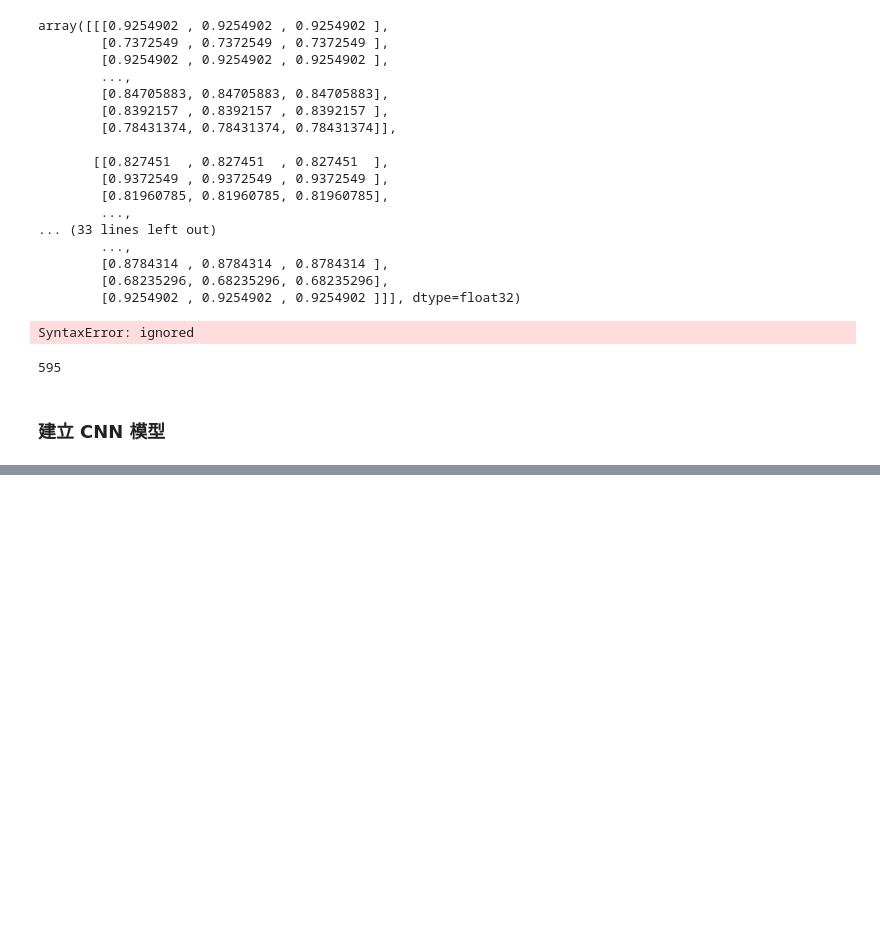
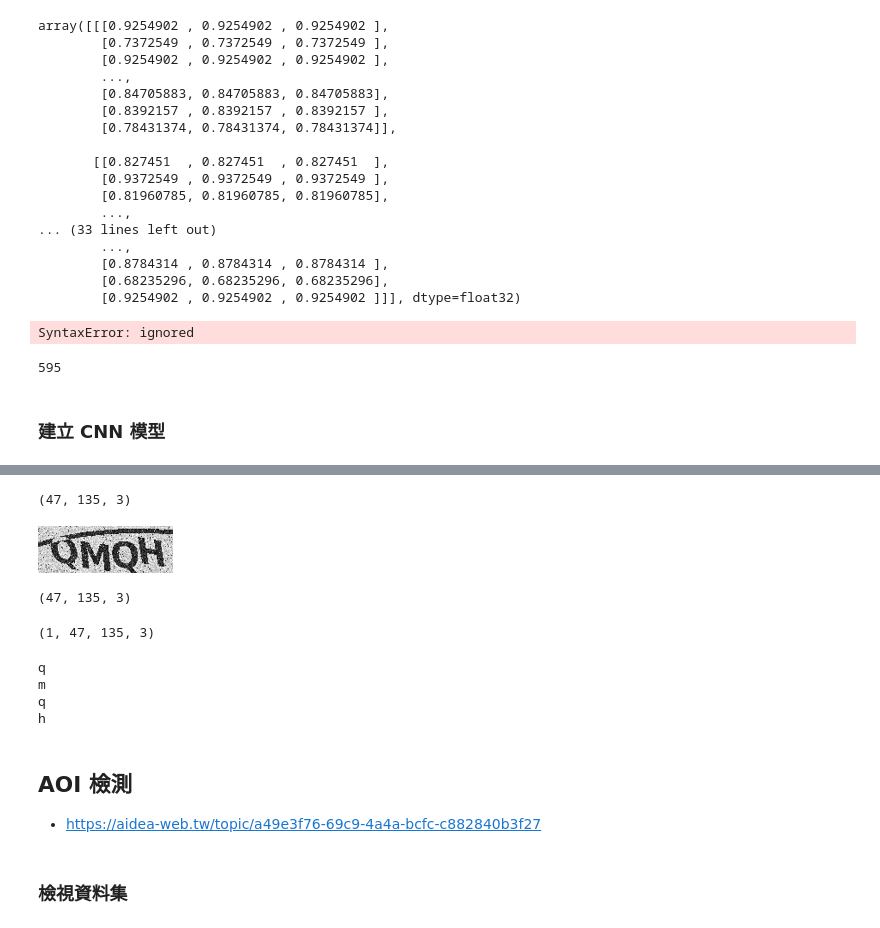
Before and after one commit to ywchiu/tibamedl, a Jupyter notebook: Demo20200801.ipynb, the cells around one changed output, grey strips where cells are left out. Saved outputs shown, nothing was run; the diff lists cells and outputs as text; code cells hidden in the pictures; blank space fills up the shorter version.

```diff
--- a/Demo20200801.ipynb
+++ b/Demo20200801.ipynb
@@ -1176,0 +1198,15 @@ Epoch 1/5
+# %%
+from PIL import Image
+import numpy as np
+img = Image.open('data/2.jpg')
+img = img.resize((135,47))
+#img
+im = np.array(img)
+im.shape
+#im
+# %% [output]
+(47, 135, 3)
+# %%
+img
+# %% [output]
+[figure, added]
@@ -1176,0 +1216,19 @@ Epoch 1/5
+# %%
+X[0].shape
+# %% [output]
+(47, 135, 3)
+# %%
+X.shape
+# %% [output]
+(1, 47, 135, 3)
+# %%
+for p in model(X):
+  print(characters[(np.argmax(p.numpy()))])
+# %% [output]
+q
+m
+q
+h
+# %% [markdown]
+## AOI 檢測
+- https://aidea-web.tw/topic/a49e3f76-69c9-4a4a-bcfc-c882840b3f27
@@ -1176,0 +1241,2 @@ Epoch 1/5
+# %% [markdown]
+### 檢視資料集
```
Also changed, not shown: parts of 34 cells of this notebook.
